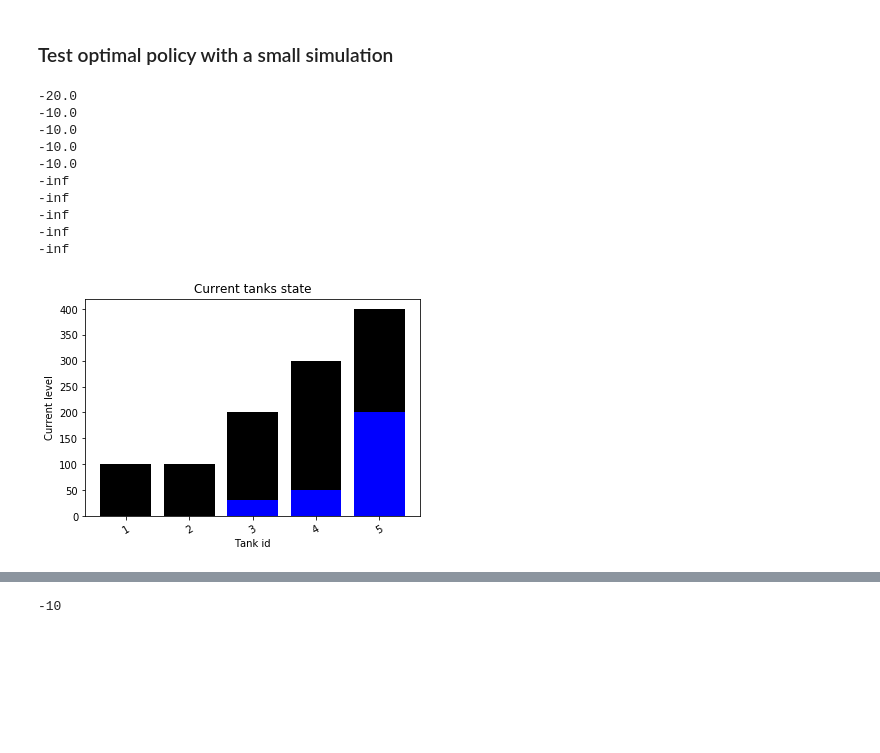
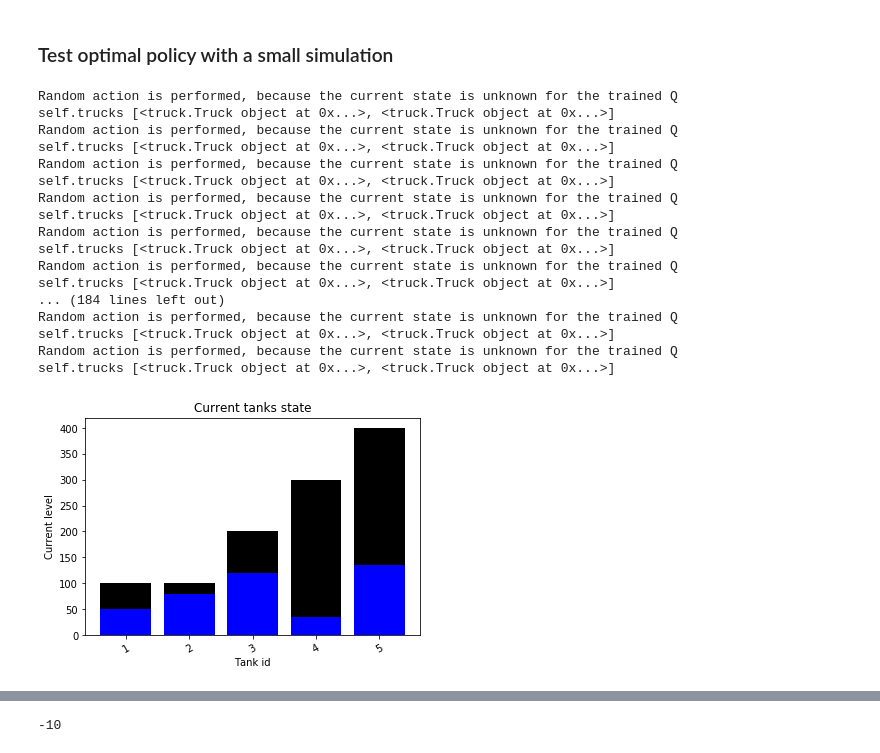
Before and after one commit to dsalgador/RL-Project, a Jupyter notebook: Q-learning.ipynb, the cells around one changed output, grey strips where cells are left out. Cells and saved outputs as stored; diff of their text form; code cells hidden in the pictures; blank space fills up the shorter version.

Commit message:
Still debugging the overall functionallity of the classes + Q learning algorithm

```diff
--- a/Q-learning.ipynb
+++ b/Q-learning.ipynb
@@ -266,7 +268,7 @@ new_dict[sa_new]['qval']
 learning_rate0 = 0.05
 learning_rate_decay = 0.1
 n_iterations = 1000
-discount_rate = 0.95
+discount_rate = 0.8
 
 tanks, trucks, graph, weights_matrix = initialize_test_system()
 toy_system = model.System(tanks = tanks, trucks = trucks, adjacency_matrix = graph, weights_matrix = weights_matrix)
@@ -293,7 +295,8 @@ def load_obj(name ):
         return pickle.load(f)
 # %%
 # "Train zone". Q-values are being converging to the optimal, theoretically
-train = True
+
+train = False
 if train:
 
     visualization_steps = []
@@ -317,9 +320,10 @@ if train:
 
         Q_max = max([Q[key] for key in Q.keys() if key.startswith(sa_current[0:state_length])])
 
-        Q[sa_current] = ( (1-learning_rate) * Q[sa_current]
-                         + learning_rate* (reward + discount_rate * Q_max)
-                        )
+        if Q[sa_current] != -np.inf:
+            Q[sa_current] = ( (1-learning_rate) * Q[sa_current]
+                             + learning_rate* (reward + discount_rate * Q_max)
+                            )
         if verbose:
             print("System state after, ", toy_system.ds)
             print("System action after, ", toy_system.da)
@@ -564,11 +553,21 @@ def optimal_policy(state, Q):
     """
     state must be in the string-integers code
     """
-    state_keys = [key for key in list(Q) if key.startswith(s0)][1:10]
+    state_keys = [key for key in list(Q) if key.startswith(s0)]
+    if len(state_keys) == 0:
+        print("Random action is performed, because the current state is unknown for the trained Q")
+        return(None)
+
     state_q = [Q[state_key] for state_key in state_keys]
 
-    optimal_key_index = np.where(np.isin(state_q, max(state_q)))[0][0]
+    #print("state_q ", state_q[1:min(10,len(state_q))])
+
+    max_q = max(state_q)
+    #print("max_q", max_q)
+    optimal_key_index = np.where(np.isin(state_q, max_q ))[0][0]
+   #print("optimal_key_index", optimal_key_index)
     optimal_key = state_keys[optimal_key_index]
+    #print("optimal_key", optimal_key)
 
     optimal_action = optimal_key[toy_system.state_length:]
 
@@ -587,42 +586,60 @@ tanks, trucks, graph, weights_matrix = initialize_test_system()
 n_iterations = 900
 Q = load_obj("Q-dict-test-"+f'{n_iterations}')
 
-sim_iterations = 10
+
+# 20k
+Q = load_obj("Q-dict-test-20k")
+n_iterations = 20000
+
+sim_iterations = 100
 test_toy_system = model.System(tanks = tanks, trucks = trucks, adjacency_matrix = graph, weights_matrix = weights_matrix)
 # %%
 test = True
 visualization_steps = []
 rewards_list = []
 
 
 if test:
     for i in range(sim_iterations):
+        #print("state", test_toy_system.s, test_toy_system.ds)
         test_toy_system.update_state()
+        visualization_steps.append(test_toy_system.visualize());
 
         s0 = test_toy_system.state_to_string()
         best_action = optimal_policy(s0, Q)
+        #print("best_action", best_action)
 
-        reward = test_toy_system.deterministic_action(best_action)
-        print(reward)
+        if best_action == None:
+            test_toy_system.random_action()
+
+        else:
+            reward = test_toy_system.deterministic_action(best_action)
+            #print(reward)
 
         test_toy_system.reset_trucks_positions();
         test_toy_system.reset_trucks_loads();
 
 
 
         #Save visualization and rewards
         rewards_list.append(reward);
-        visualization_steps.append(test_toy_system.visualize());
 # %% [output]
--20.0
--10.0
--10.0
--10.0
--10.0
--inf
--inf
--inf
--inf
--inf
+Random action is performed, because the current state is unknown for the trained Q
+self.trucks [<truck.Truck object at 0x...>, <truck.Truck object at 0x...>]
+Random action is performed, because the current state is unknown for the trained Q
+self.trucks [<truck.Truck object at 0x...>, <truck.Truck object at 0x...>]
+Random action is performed, because the current state is unknown for the trained Q
+self.trucks [<truck.Truck object at 0x...>, <truck.Truck object at 0x...>]
+Random action is performed, because the current state is unknown for the trained Q
+self.trucks [<truck.Truck object at 0x...>, <truck.Truck object at 0x...>]
+Random action is performed, because the current state is unknown for the trained Q
+self.trucks [<truck.Truck object at 0x...>, <truck.Truck object at 0x...>]
+Random action is performed, because the current state is unknown for the trained Q
+self.trucks [<truck.Truck object at 0x...>, <truck.Truck object at 0x...>]
+... (184 lines left out)
+Random action is performed, because the current state is unknown for the trained Q
+self.trucks [<truck.Truck object at 0x...>, <truck.Truck object at 0x...>]
+Random action is performed, because the current state is unknown for the trained Q
+self.trucks [<truck.Truck object at 0x...>, <truck.Truck object at 0x...>]
-[figure, old version]
+[figure, new version]
 # %%
```
Also changed, not shown: parts of 26 cells of this notebook, 4 other files.
